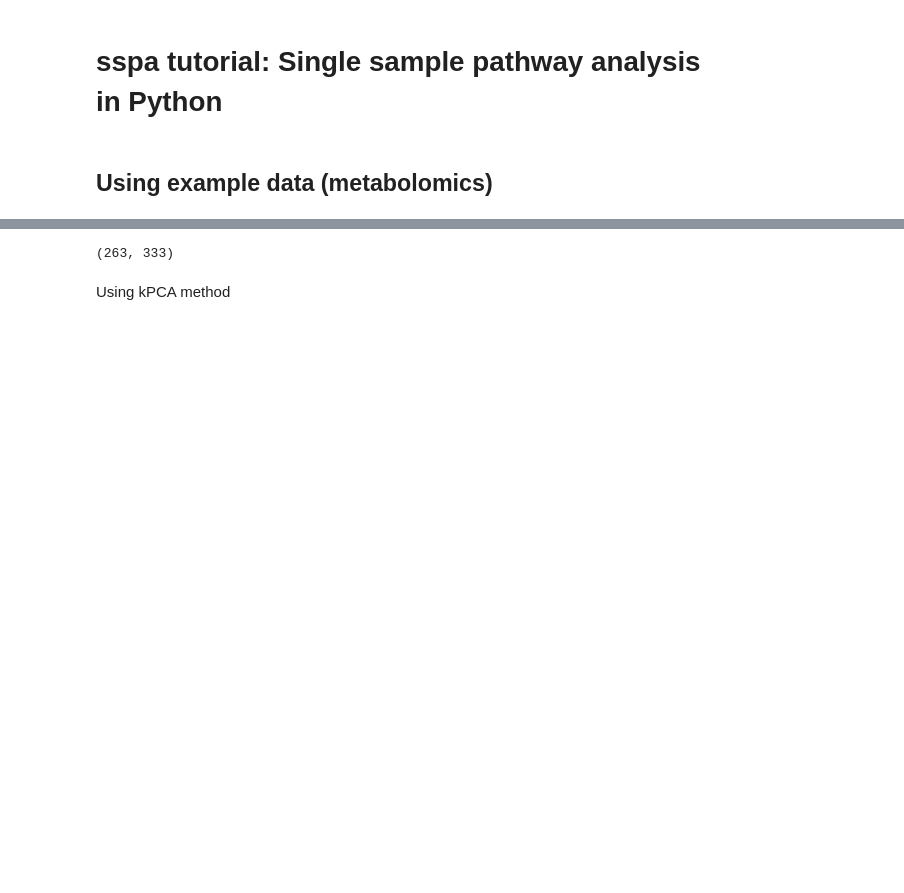
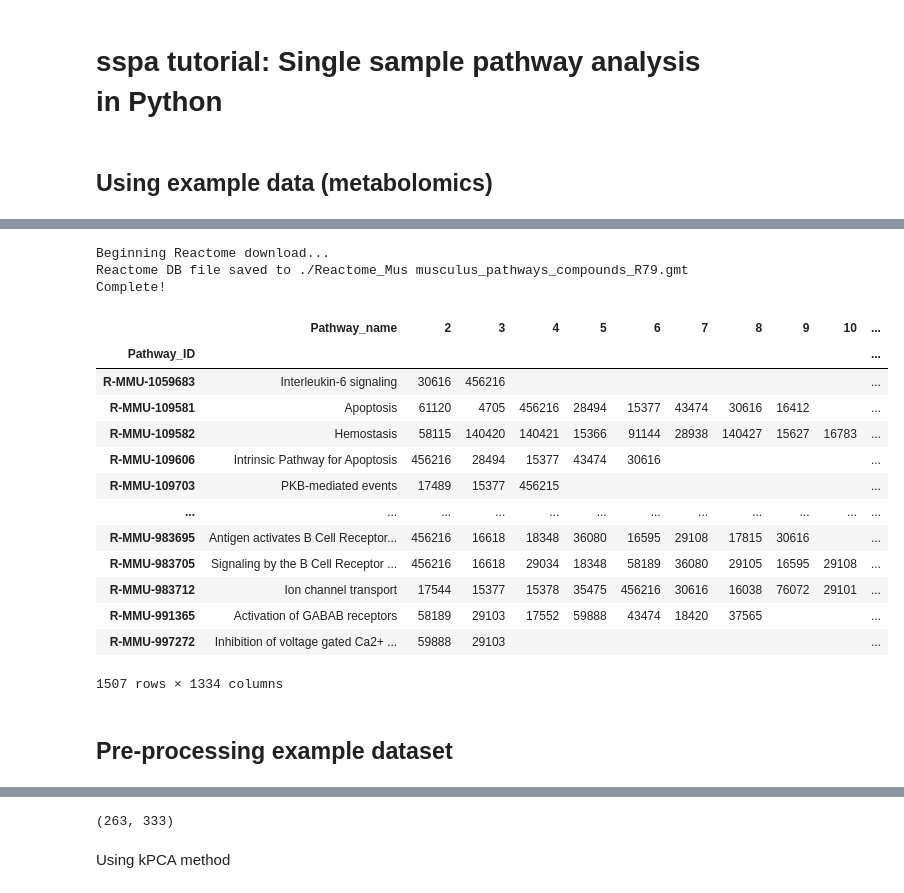
Before and after one commit to cwieder/py-ssPA, a Jupyter notebook: sspa_walkthrough.ipynb, the cells around one changed output, grey strips where cells are left out. Saved outputs shown, nothing was run; the diff lists cells and outputs as text; code cells hidden in the pictures; blank space fills up the shorter version.

```diff
--- a/sspa_walkthrough.ipynb
+++ b/sspa_walkthrough.ipynb
@@ -29,0 +96,28 @@ reactome_pathways
+# %%
+# download Reactome latest
+reactome_mouse_latest = sspa.process_reactome("Mus musculus", download_latest=True, filepath=".")
+# %% [output]
+Beginning Reactome download...
+Reactome DB file saved to ./Reactome_Mus musculus_pathways_compounds_R79.gmt
+Complete!
+# %%
+reactome_mouse_latest_read = sspa.process_gmt("./Reactome_Mus musculus_pathways_compounds_R79.gmt")
+# %%
+reactome_mouse_latest_read
+# %% [output]
+|  | Pathway_name | 2 | 3 | 4 | 5 | 6 | 7 | 8 | 9 | 10 | ... |
+| Pathway_ID |  |  |  |  |  |  |  |  |  |  | ... |
+| R-MMU-1059683 | Interleukin-6 signaling | 30616 | 456216 |  |  |  |  |  |  |  | ... |
+| R-MMU-109581 | Apoptosis | 61120 | 4705 | 456216 | 28494 | 15377 | 43474 | 30616 | 16412 |  | ... |
+| R-MMU-109582 | Hemostasis | 58115 | 140420 | 140421 | 15366 | 91144 | 28938 | 140427 | 15627 | 16783 | ... |
+| R-MMU-109606 | Intrinsic Pathway for Apoptosis | 456216 | 28494 | 15377 | 43474 | 30616 |  |  |  |  | ... |
+| R-MMU-109703 | PKB-mediated events | 17489 | 15377 | 456215 |  |  |  |  |  |  | ... |
+| ... | ... | ... | ... | ... | ... | ... | ... | ... | ... | ... | ... |
+| R-MMU-983695 | Antigen activates B Cell Receptor... | 456216 | 16618 | 18348 | 36080 | 16595 | 29108 | 17815 | 30616 |  | ... |
+| R-MMU-983705 | Signaling by the B Cell Receptor ... | 456216 | 16618 | 29034 | 18348 | 58189 | 36080 | 29105 | 16595 | 29108 | ... |
+| R-MMU-983712 | Ion channel transport | 17544 | 15377 | 15378 | 35475 | 456216 | 30616 | 16038 | 76072 | 29101 | ... |
+| R-MMU-991365 | Activation of GABAB receptors | 58189 | 29103 | 17552 | 59888 | 43474 | 18420 | 37565 |  |  | ... |
+| R-MMU-997272 | Inhibition of voltage gated Ca2+ ... | 59888 | 29103 |  |  |  |  |  |  |  | ... |
+1507 rows × 1334 columns
+# %% [markdown]
+## Pre-processing example dataset
```
Also changed, not shown: parts of 17 cells of this notebook, 2 other files.
